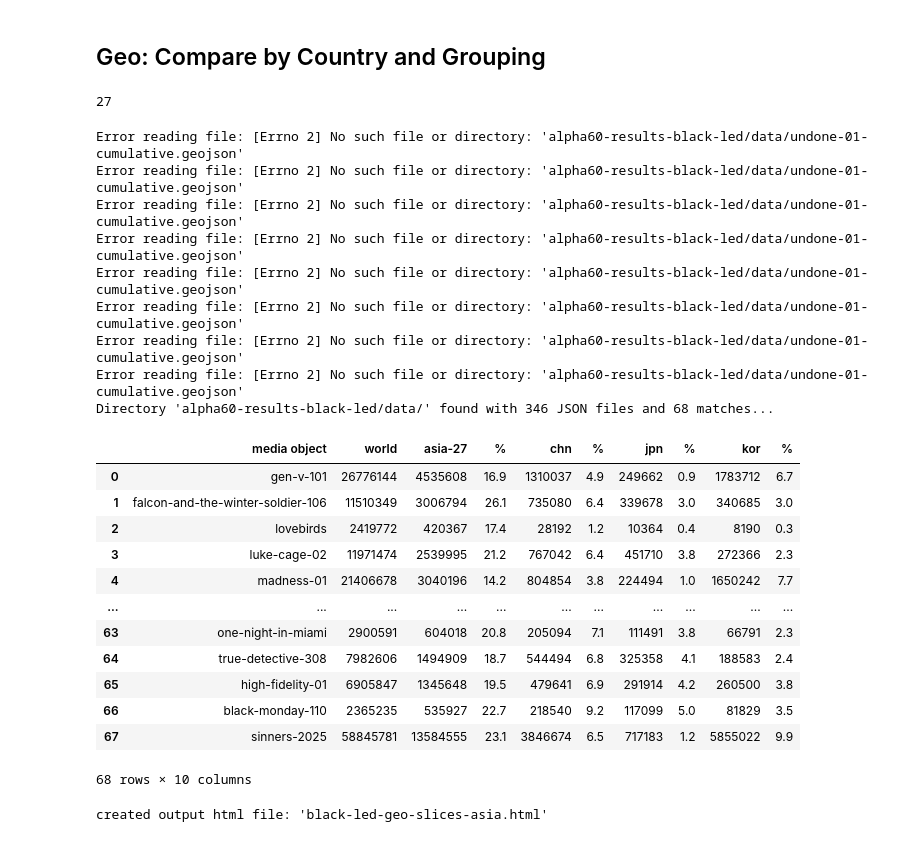
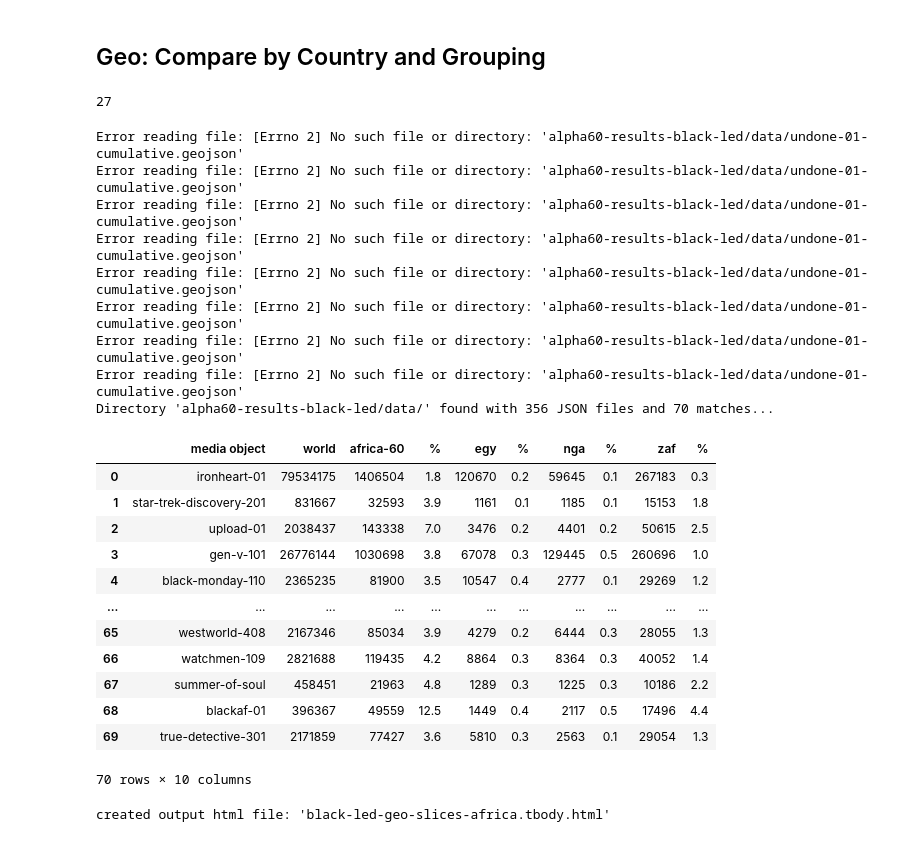
Before and after one commit to alpha60-devops/alpha60-results-star-wars-universe, a Jupyter notebook: analysis/notebooks/explore-2026h1.ipynb, the cells around one changed output. Saved outputs shown, nothing was run; the diff lists cells and outputs as text; code cells hidden in the pictures.

```diff
--- a/analysis/notebooks/explore-2026h1.ipynb
+++ b/analysis/notebooks/explore-2026h1.ipynb
@@ -957,8 +929,8 @@ def repo_to_geo_dataframe(reponame, jsonmatch):
 
     json_data = []
     for filename in file_list_matching:
-      dfi = geojson_to_asia_dataframe(filename)
-      #dfi = geojson_to_africa_dataframe(filename)
+      #dfi = geojson_to_asia_dataframe(filename)
+      dfi = geojson_to_africa_dataframe(filename)
       json_data.append(dfi)
 
     # Concatenate all of them at once
@@ -973,49 +945,49 @@ geojfile = "undone-01-cumulative.geojson"
 resultsg = aggregate_properties(geojfile)
 #display(resultsg)
 
 uno_iso = ["USA"]
 resultsm1 = aggregate_properties_by_country(geojfile, uno_iso)
 #display(resultsm1)
 
 resultsa = aggregate_properties_by_country(geojfile, asia_iso)
 #display(resultsa)
 
 # One media object
 df_result = geojson_to_asia_dataframe(geojfile)
 #display(df_result)
 
 # Whole repo
 df_repo = repo_to_geo_dataframe(reponame, "cumulative.geojson")
 display(df_repo)
 #df_to_spreadsheet(df_repo, f"{mediaobj}-geo-slices.xlsx")
 
 scolsm = [df_repo.columns[1], df_repo.columns[2], df_repo.columns[4], df_repo.columns[6], df_repo.columns[8]]
-df_to_table_html(df_repo, mediaobj + "-geo-slices-asia" + ".html", scolsm)
-#df_to_table_html(df_repo, mediaobj + "-geo-slices-africa" + ".html", scolsm)
+#df_to_table_html(df_repo, mediaobj + "-geo-slices-asia" + ".tbody..html", scolsm)
+df_to_table_html(df_repo, mediaobj + "-geo-slices-africa" + ".tbody.html", scolsm)
 # %% [output]
 27
 Error reading file: [Errno 2] No such file or directory: 'alpha60-results-black-led/data/undone-01-cumulative.geojson'
 Error reading file: [Errno 2] No such file or directory: 'alpha60-results-black-led/data/undone-01-cumulative.geojson'
 Error reading file: [Errno 2] No such file or directory: 'alpha60-results-black-led/data/undone-01-cumulative.geojson'
 Error reading file: [Errno 2] No such file or directory: 'alpha60-results-black-led/data/undone-01-cumulative.geojson'
 Error reading file: [Errno 2] No such file or directory: 'alpha60-results-black-led/data/undone-01-cumulative.geojson'
 Error reading file: [Errno 2] No such file or directory: 'alpha60-results-black-led/data/undone-01-cumulative.geojson'
 Error reading file: [Errno 2] No such file or directory: 'alpha60-results-black-led/data/undone-01-cumulative.geojson'
 Error reading file: [Errno 2] No such file or directory: 'alpha60-results-black-led/data/undone-01-cumulative.geojson'
-Directory 'alpha60-results-black-led/data/' found with 346 JSON files and 68 matches...
+Directory 'alpha60-results-black-led/data/' found with 356 JSON files and 70 matches...
-|  | media object | world | asia-27 | % | chn | % | jpn | % | kor | % |
-| 0 | gen-v-101 | 26776144 | 4535608 | 16.9 | 1310037 | 4.9 | 249662 | 0.9 | 1783712 | 6.7 |
-| 1 | falcon-and-the-winter-soldier-106 | 11510349 | 3006794 | 26.1 | 735080 | 6.4 | 339678 | 3.0 | 340685 | 3.0 |
-| 2 | lovebirds | 2419772 | 420367 | 17.4 | 28192 | 1.2 | 10364 | 0.4 | 8190 | 0.3 |
-| 3 | luke-cage-02 | 11971474 | 2539995 | 21.2 | 767042 | 6.4 | 451710 | 3.8 | 272366 | 2.3 |
-| 4 | madness-01 | 21406678 | 3040196 | 14.2 | 804854 | 3.8 | 224494 | 1.0 | 1650242 | 7.7 |
+|  | media object | world | africa-60 | % | egy | % | nga | % | zaf | % |
+| 0 | ironheart-01 | 79534175 | 1406504 | 1.8 | 120670 | 0.2 | 59645 | 0.1 | 267183 | 0.3 |
+| 1 | star-trek-discovery-201 | 831667 | 32593 | 3.9 | 1161 | 0.1 | 1185 | 0.1 | 15153 | 1.8 |
+| 2 | upload-01 | 2038437 | 143338 | 7.0 | 3476 | 0.2 | 4401 | 0.2 | 50615 | 2.5 |
+| 3 | gen-v-101 | 26776144 | 1030698 | 3.8 | 67078 | 0.3 | 129445 | 0.5 | 260696 | 1.0 |
+| 4 | black-monday-110 | 2365235 | 81900 | 3.5 | 10547 | 0.4 | 2777 | 0.1 | 29269 | 1.2 |
 | ... | ... | ... | ... | ... | ... | ... | ... | ... | ... | ... |
-| 63 | one-night-in-miami | 2900591 | 604018 | 20.8 | 205094 | 7.1 | 111491 | 3.8 | 66791 | 2.3 |
-| 64 | true-detective-308 | 7982606 | 1494909 | 18.7 | 544494 | 6.8 | 325358 | 4.1 | 188583 | 2.4 |
-| 65 | high-fidelity-01 | 6905847 | 1345648 | 19.5 | 479641 | 6.9 | 291914 | 4.2 | 260500 | 3.8 |
-| 66 | black-monday-110 | 2365235 | 535927 | 22.7 | 218540 | 9.2 | 117099 | 5.0 | 81829 | 3.5 |
-| 67 | sinners-2025 | 58845781 | 13584555 | 23.1 | 3846674 | 6.5 | 717183 | 1.2 | 5855022 | 9.9 |
+| 65 | westworld-408 | 2167346 | 85034 | 3.9 | 4279 | 0.2 | 6444 | 0.3 | 28055 | 1.3 |
+| 66 | watchmen-109 | 2821688 | 119435 | 4.2 | 8864 | 0.3 | 8364 | 0.3 | 40052 | 1.4 |
+| 67 | summer-of-soul | 458451 | 21963 | 4.8 | 1289 | 0.3 | 1225 | 0.3 | 10186 | 2.2 |
+| 68 | blackaf-01 | 396367 | 49559 | 12.5 | 1449 | 0.4 | 2117 | 0.5 | 17496 | 4.4 |
+| 69 | true-detective-301 | 2171859 | 77427 | 3.6 | 5810 | 0.3 | 2563 | 0.1 | 29054 | 1.3 |
-68 rows × 10 columns
+70 rows × 10 columns
-created output html file: 'black-led-geo-slices-asia.html'
+created output html file: 'black-led-geo-slices-africa.tbody.html'
 [interactive output not drawn]
 [interactive output not drawn]
```
Also changed, not shown: parts of 5 cells of this notebook.
